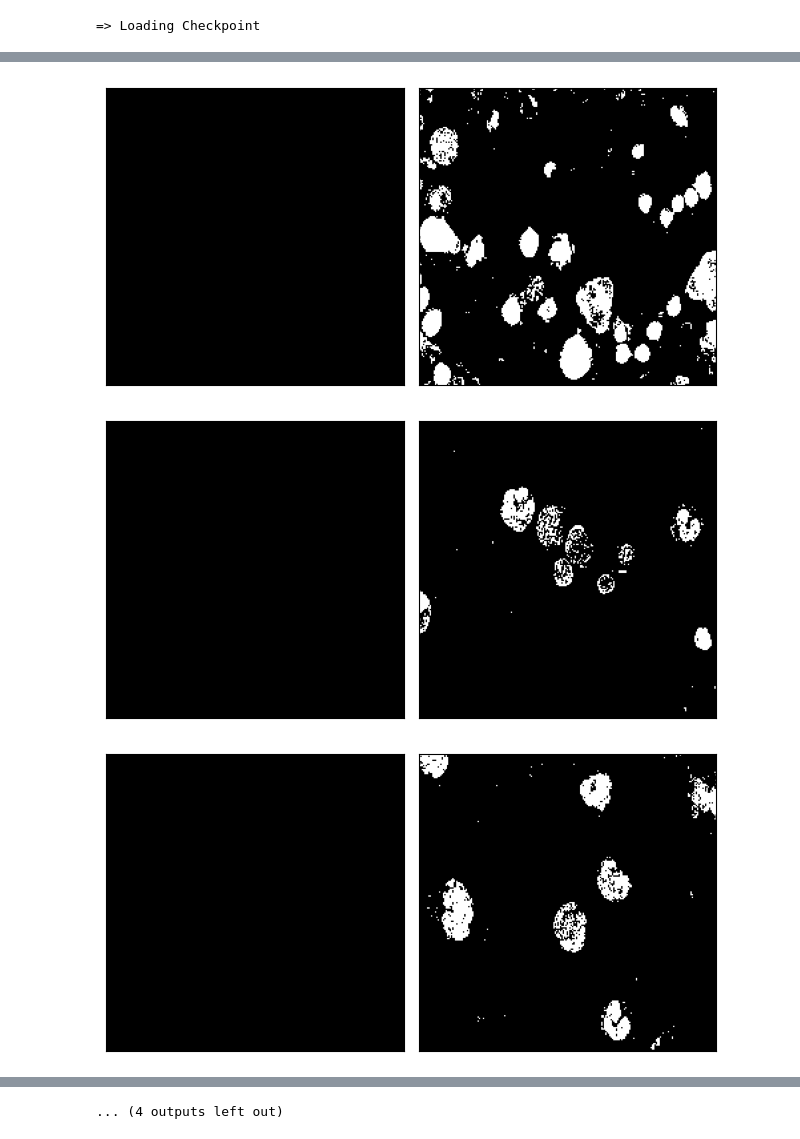
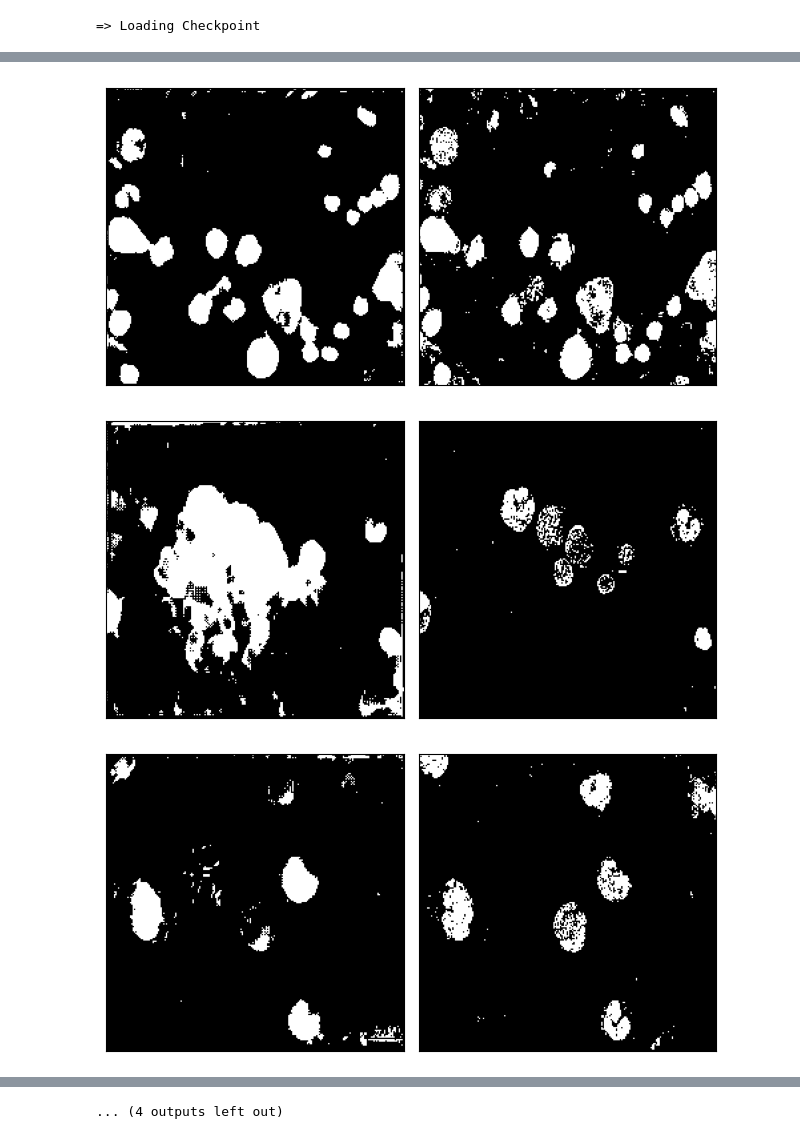
Before and after one commit to maths-lover/InfiniteWidthDepthNN, a Jupyter notebook: Manual_Validation.ipynb, the cells around one changed output, grey strips where cells are left out. Saved outputs shown, nothing was run; the diff lists cells and outputs as text; code cells hidden in the pictures.

```diff
--- a/Manual_Validation.ipynb
+++ b/Manual_Validation.ipynb
@@ -412,21 +428,21 @@ type(model(x)) = <class 'torch.Tensor'>
 # %%
-save_predictions_as_images(
-    val_loader, model, folder="predictions", device=DEVICE
-)
+# save_predictions_as_images(
+#     val_loader, model, folder="predictions", device=DEVICE
+# )
 for idx, (x, y) in enumerate(val_loader):
     x = x.to(device=DEVICE).float()
     with torch.no_grad():
         preds = torch.sigmoid(model(x))
-        preds = (preds > 0.5).float()
+        preds = (preds > 0.85).float()
 
     pred_image, label = extract_mask_label_from_batch(preds)
     original_image, original_label = extract_mask_label_from_batch(y)
 
     for idx in range(len(pred_image)):
         plot([pred_image[idx], original_image[idx]], cmap='gray')
 
     break
 # %% [output]
-[figure, old version]
+[figure, new version]
-[figure, old version]
+[figure, new version]
-[figure, old version]
+[figure, new version]
```
Also changed, not shown: parts of 6 cells of this notebook, 8 other files.
